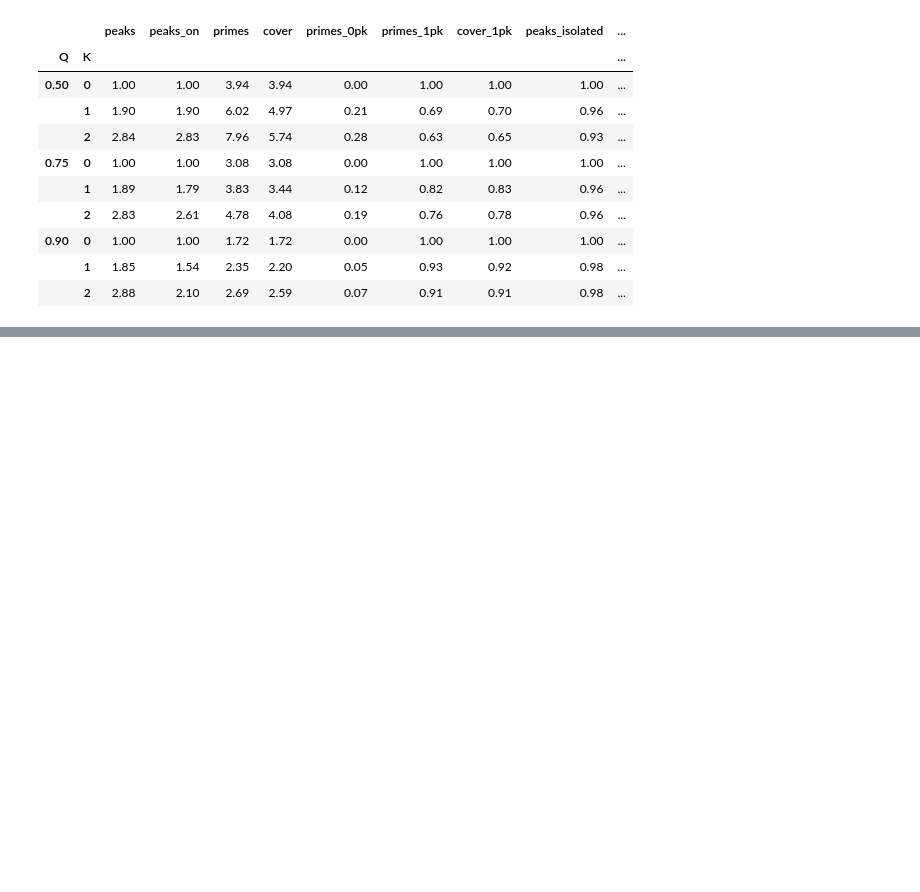
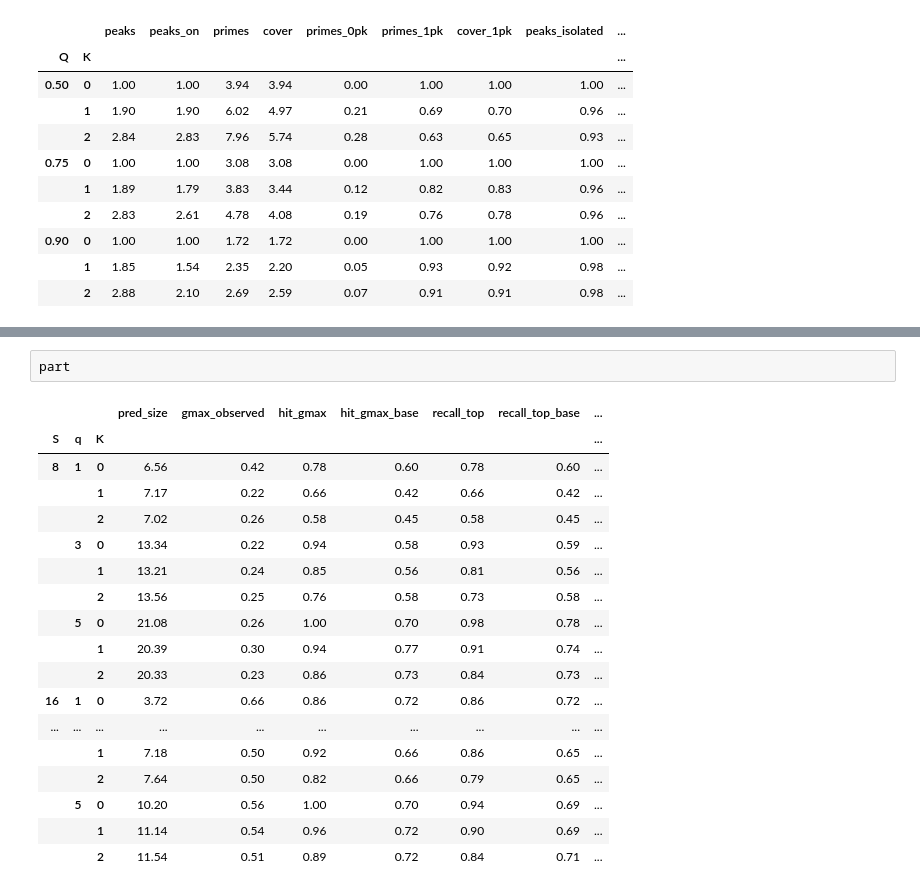
Before and after one commit to jparrieta/nk, a Jupyter notebook: nk_qca.ipynb, the cells around one changed output, grey strips where cells are left out. Cells and saved outputs as stored; diff of their text form; blank space fills up the shorter version.

```diff
--- a/nk_qca.ipynb
+++ b/nk_qca.ipynb
@@ -277,0 +344,21 @@ pk.groupby(["Q", "K"]).mean(numeric_only=True).round(2)
+# %%
+part
+# %% [output]
+|  |  |  | pred_size | gmax_observed | hit_gmax | hit_gmax_base | recall_top | recall_top_base | ... |
+| S | q | K |  |  |  |  |  |  | ... |
+| 8 | 1 | 0 | 6.56 | 0.42 | 0.78 | 0.60 | 0.78 | 0.60 | ... |
+|  |  | 1 | 7.17 | 0.22 | 0.66 | 0.42 | 0.66 | 0.42 | ... |
+|  |  | 2 | 7.02 | 0.26 | 0.58 | 0.45 | 0.58 | 0.45 | ... |
+|  | 3 | 0 | 13.34 | 0.22 | 0.94 | 0.58 | 0.93 | 0.59 | ... |
+|  |  | 1 | 13.21 | 0.24 | 0.85 | 0.56 | 0.81 | 0.56 | ... |
+|  |  | 2 | 13.56 | 0.25 | 0.76 | 0.58 | 0.73 | 0.58 | ... |
+|  | 5 | 0 | 21.08 | 0.26 | 1.00 | 0.70 | 0.98 | 0.78 | ... |
+|  |  | 1 | 20.39 | 0.30 | 0.94 | 0.77 | 0.91 | 0.74 | ... |
+|  |  | 2 | 20.33 | 0.23 | 0.86 | 0.73 | 0.84 | 0.73 | ... |
+| 16 | 1 | 0 | 3.72 | 0.66 | 0.86 | 0.72 | 0.86 | 0.72 | ... |
+| ... | ... | ... | ... | ... | ... | ... | ... | ... | ... |
+|  |  | 1 | 7.18 | 0.50 | 0.92 | 0.66 | 0.86 | 0.65 | ... |
+|  |  | 2 | 7.64 | 0.50 | 0.82 | 0.66 | 0.79 | 0.65 | ... |
+|  | 5 | 0 | 10.20 | 0.56 | 1.00 | 0.70 | 0.94 | 0.69 | ... |
+|  |  | 1 | 11.14 | 0.54 | 0.96 | 0.72 | 0.90 | 0.69 | ... |
+|  |  | 2 | 11.54 | 0.51 | 0.89 | 0.72 | 0.84 | 0.71 | ... |
```
Also changed, not shown: parts of 2 cells of this notebook.
